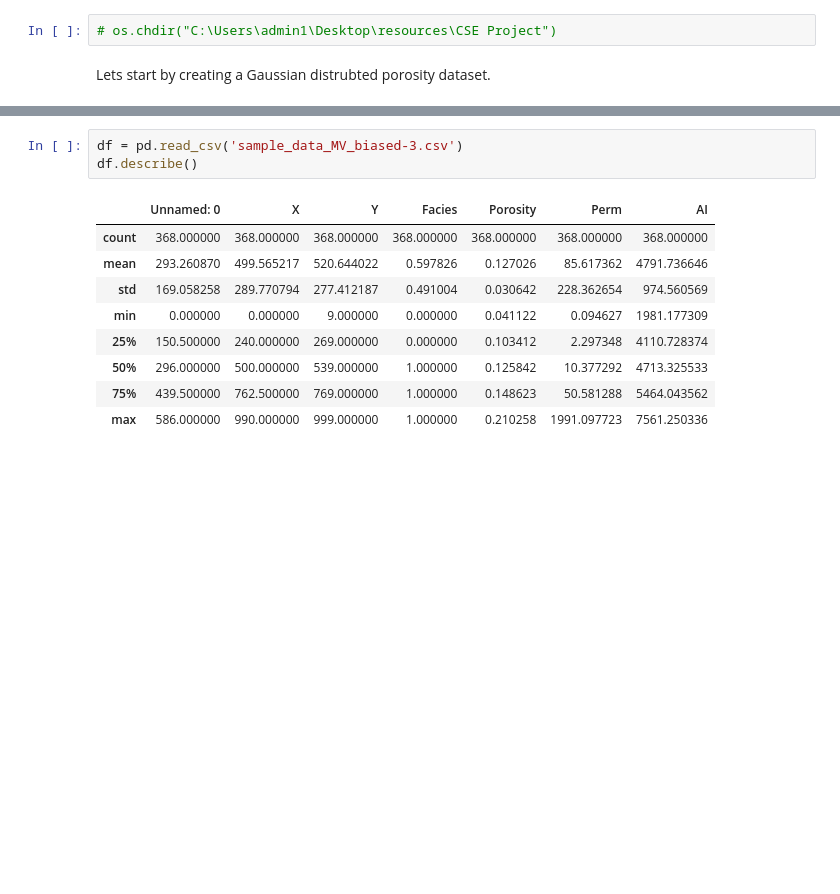
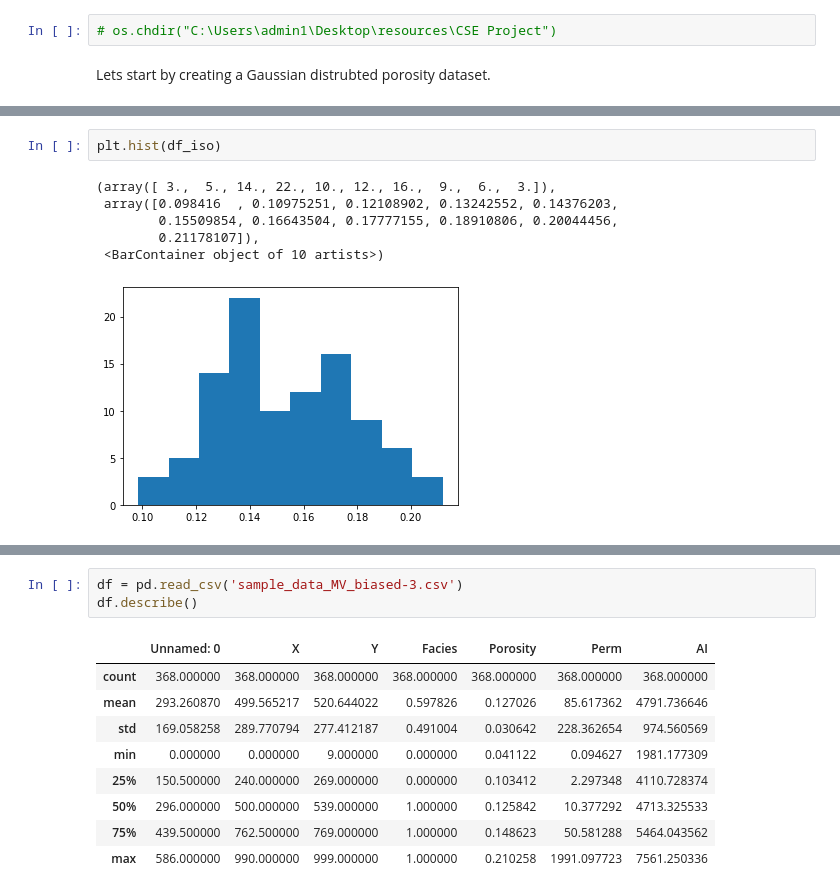
Before and after one commit to AdrianSalinas98/Petroleum-Engineering-Repository, a Jupyter notebook: Sequential Gaussian Simulation with Imposed Strategy Bootstrap.ipynb, the cells around one changed output, grey strips where cells are left out. Cells and saved outputs as stored; diff of their text form; blank space fills up the shorter version.

```diff
--- a/Sequential Gaussian Simulation with Imposed Strategy Bootstrap.ipynb
+++ b/Sequential Gaussian Simulation with Imposed Strategy Bootstrap.ipynb
@@ -62,0 +69,9 @@ Then we'll visualize the data.
+# %%
+plt.hist(df_iso)
+# %% [output]
+(array([ 3.,  5., 14., 22., 10., 12., 16.,  9.,  6.,  3.]),
+ array([0.098416  , 0.10975251, 0.12108902, 0.13242552, 0.14376203,
+        0.15509854, 0.16643504, 0.17777155, 0.18910806, 0.20044456,
+        0.21178107]),
+ <BarContainer object of 10 artists>)
+[figure, added]
```
Also changed, not shown: parts of 68 cells of this notebook.
